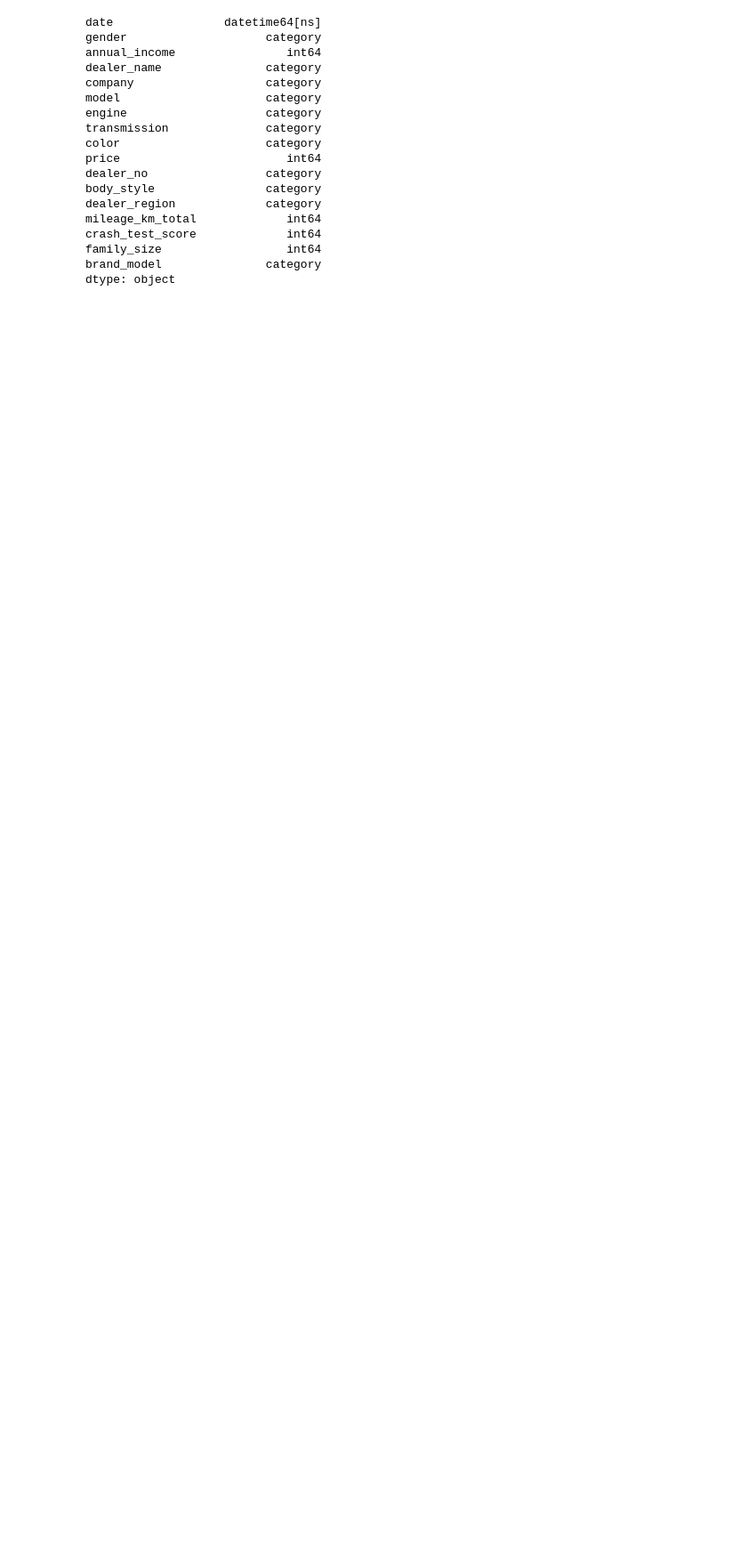
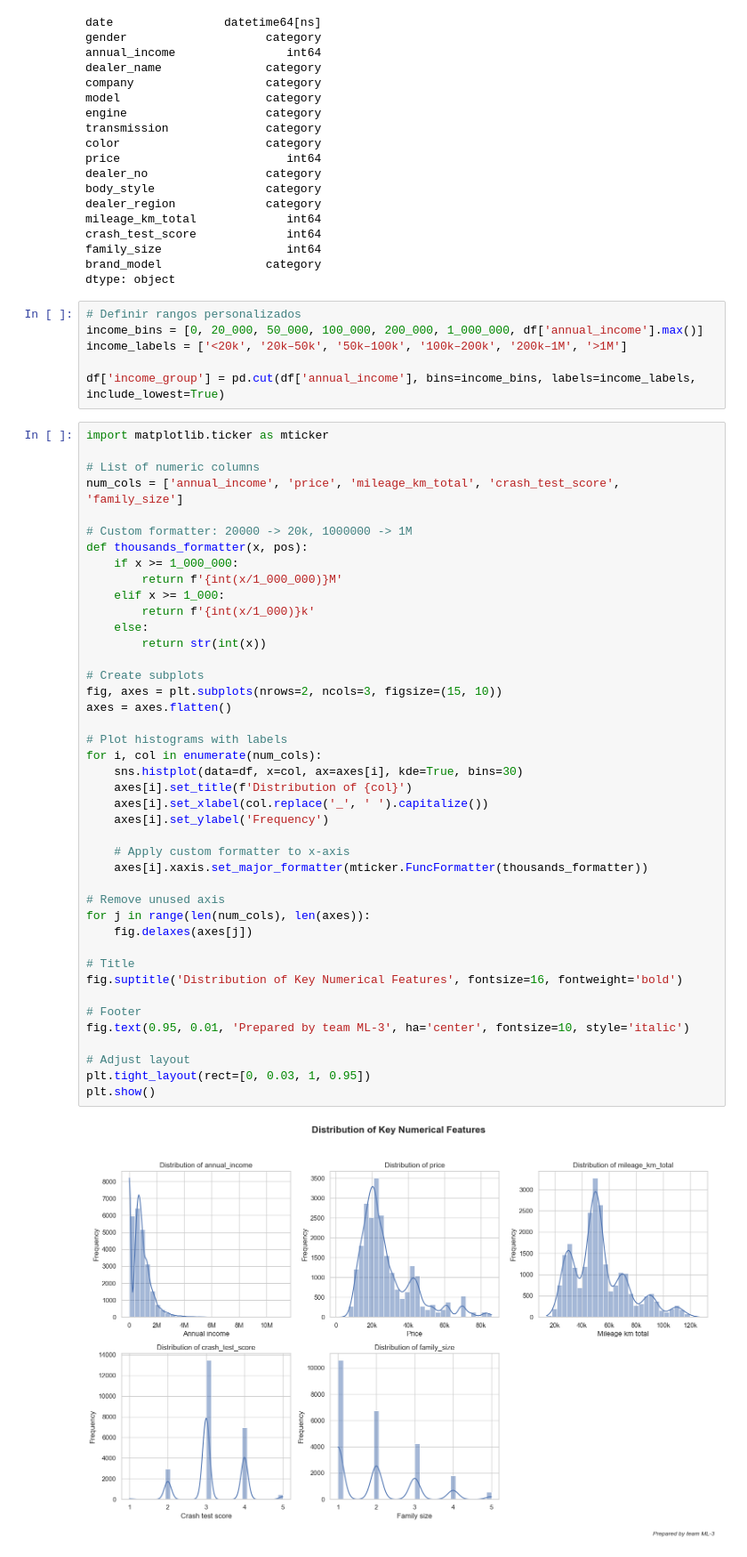
Before and after one commit to postatum/dealerships_sales_forecasting, a Jupyter notebook: notebooks/02_eda_analysis.ipynb, the cells around one changed output. Shown: that part at 89% size. Drawn from its saved outputs; the diff is of its cells as text; blank space fills up the shorter version.

Commit message:
EDA progress saved: numeric/categorical distributions and correlational matrix

```diff
--- a/notebooks/02_eda_analysis.ipynb
+++ b/notebooks/02_eda_analysis.ipynb
@@ -112,3 +112,53 @@ crash_test_score             int64
 family_size                  int64
 brand_model               category
 dtype: object
+# %%
+# Definir rangos personalizados
+income_bins = [0, 20_000, 50_000, 100_000, 200_000, 1_000_000, df['annual_income'].max()]
+income_labels = ['<20k', '20k–50k', '50k–100k', '100k–200k', '200k–1M', '>1M']
+
+df['income_group'] = pd.cut(df['annual_income'], bins=income_bins, labels=income_labels, include_lowest=True)
+# %%
+import matplotlib.ticker as mticker
+
+# List of numeric columns
+num_cols = ['annual_income', 'price', 'mileage_km_total', 'crash_test_score', 'family_size']
+
+# Custom formatter: 20000 -> 20k, 1000000 -> 1M
+def thousands_formatter(x, pos):
+    if x >= 1_000_000:
+        return f'{int(x/1_000_000)}M'
+    elif x >= 1_000:
+        return f'{int(x/1_000)}k'
+    else:
+        return str(int(x))
+
+# Create subplots
+fig, axes = plt.subplots(nrows=2, ncols=3, figsize=(15, 10))
+axes = axes.flatten()
+
+# Plot histograms with labels
+for i, col in enumerate(num_cols):
+    sns.histplot(data=df, x=col, ax=axes[i], kde=True, bins=30)
+    axes[i].set_title(f'Distribution of {col}')
+    axes[i].set_xlabel(col.replace('_', ' ').capitalize())
+    axes[i].set_ylabel('Frequency')
+
+    # Apply custom formatter to x-axis
+    axes[i].xaxis.set_major_formatter(mticker.FuncFormatter(thousands_formatter))
+
+# Remove unused axis
+for j in range(len(num_cols), len(axes)):
+    fig.delaxes(axes[j])
+
+# Title
+fig.suptitle('Distribution of Key Numerical Features', fontsize=16, fontweight='bold')
+
+# Footer
+fig.text(0.95, 0.01, 'Prepared by team ML-3', ha='center', fontsize=10, style='italic')
+
+# Adjust layout
+plt.tight_layout(rect=[0, 0.03, 1, 0.95])
+plt.show()
+# %% [output]
+[figure, added]
```
Also changed, not shown: parts of 4 cells of this notebook.
